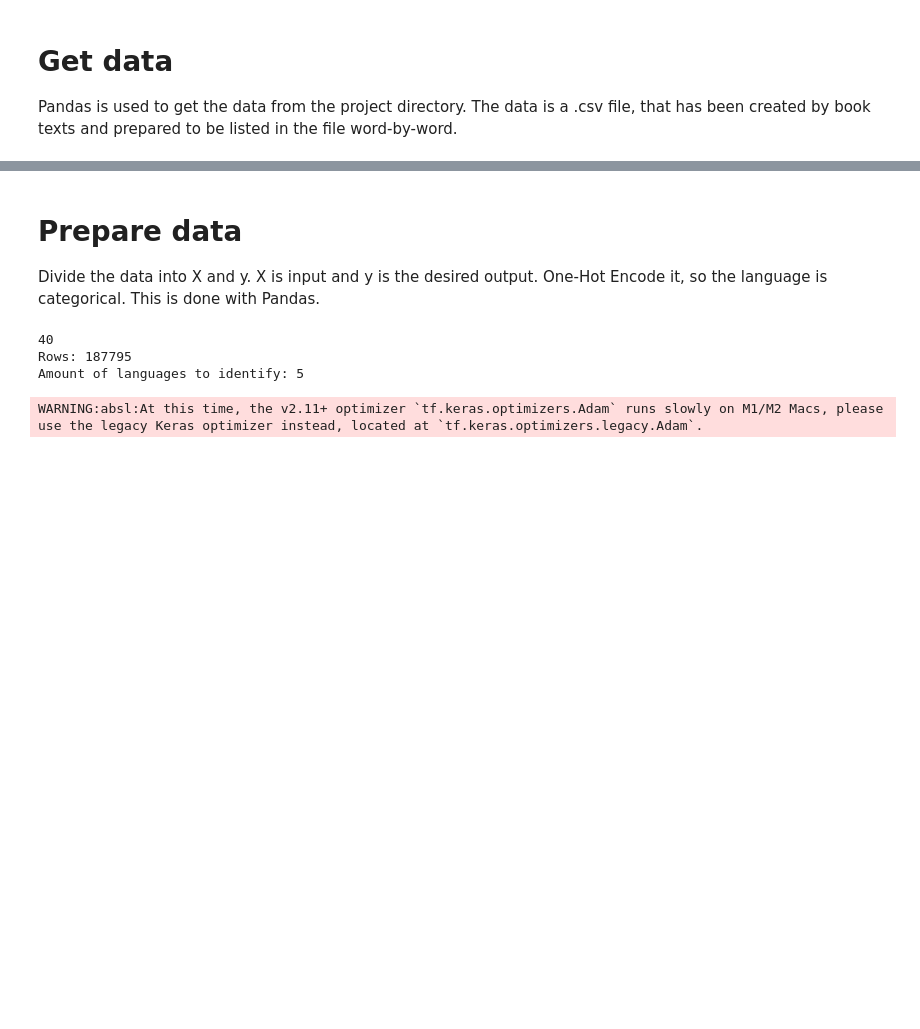
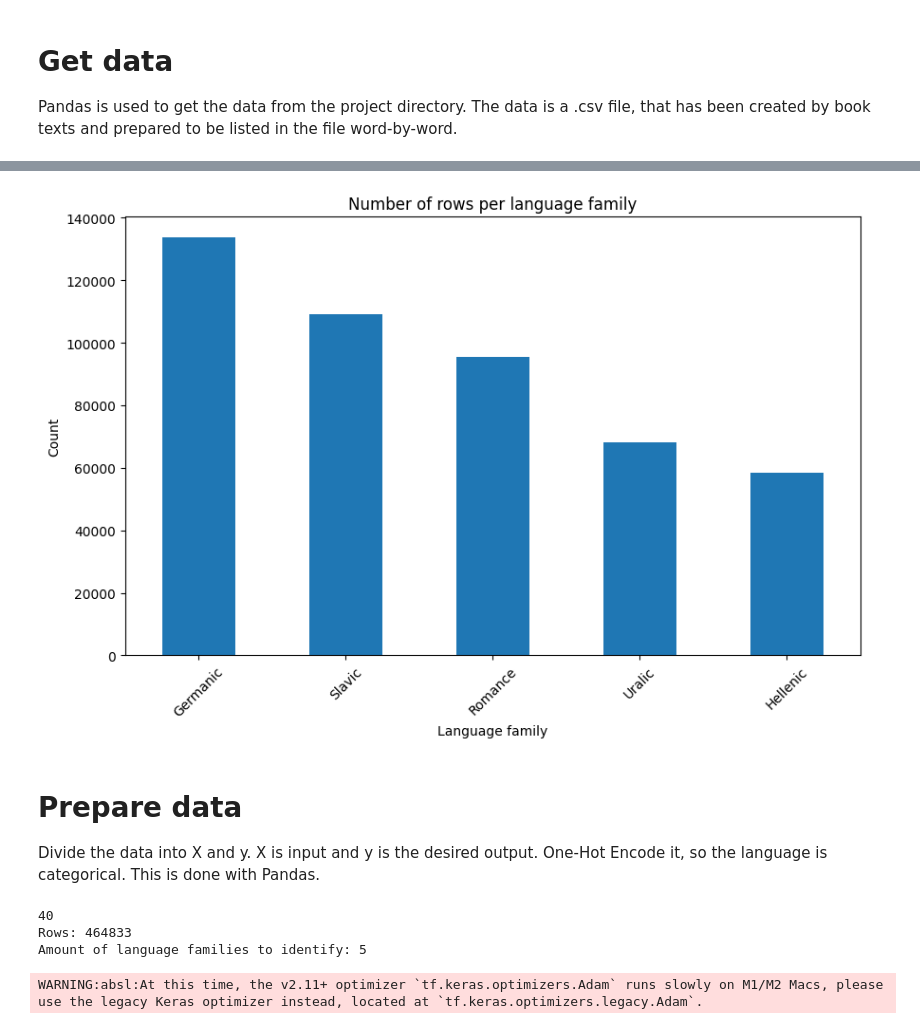
Before and after one commit to frederikbehr/Language-Identifier-ML-Model, a Jupyter notebook: model_language_families.ipynb, the cells around one changed output, grey strips where cells are left out. Cells and saved outputs as stored; diff of their text form; code cells hidden in the pictures; blank space fills up the shorter version.

```diff
--- a/model_language_families.ipynb
+++ b/model_language_families.ipynb
@@ -37,3 +28,14 @@ df.head()
+# %%
+category_counts = df.iloc[:, -1].value_counts()
+plt.figure(figsize=(10, 6))
+category_counts.plot(kind='bar')
+plt.title('Number of rows per language family')
+plt.xlabel('Language family')
+plt.ylabel('Count')
+plt.xticks(rotation=45)
+plt.show()
+# %% [output]
+[figure, added]
 # %% [markdown]
 # Prepare data
 Divide the data into X and y. X is input and y is the desired output.
@@ -57,13 +59,13 @@ print(f"Rows: {len(X)}")
 # Getting y - the output values
 y_df = pd.get_dummies(df.iloc[:, -1:])
 y = y_df.values
-print(f"Amount of languages to identify: {len(y[1])}")
+print(f"Amount of language families to identify: {len(y[1])}")
 
 X_train, X_val, y_train, y_val = train_test_split(X, y, test_size=0.2, random_state=42)
 X_train = X_train.reshape(X_train.shape[0], X_train.shape[1], 1)
 # %% [output]
 40
-Rows: 187795
-Amount of languages to identify: 5
+Rows: 464833
+Amount of language families to identify: 5
 # %%
 model = Sequential()
```
Also changed, not shown: parts of 5 cells of this notebook, 11 other files.
